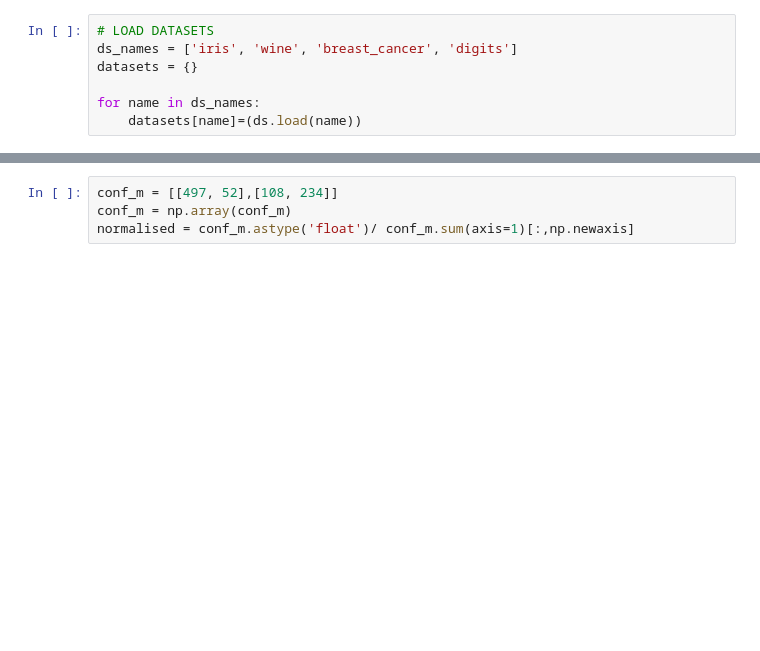
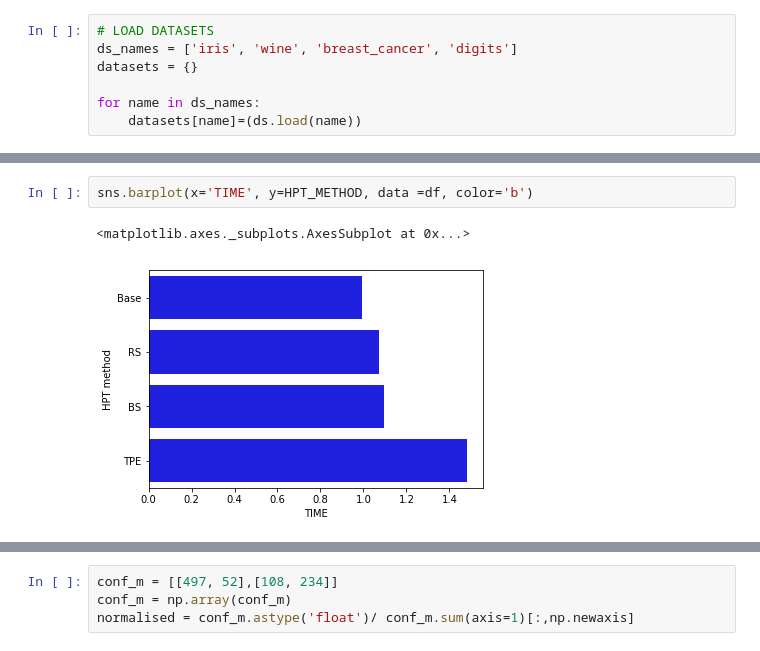
Before and after one commit to tonianelope/Hyper-Parameter-Tuning, a Jupyter notebook: HPT_core/hpt_classification.ipynb, the cells around one changed output, grey strips where cells are left out. Cells and saved outputs as stored; diff of their text form; blank space fills up the shorter version.

```diff
--- a/HPT_core/hpt_classification.ipynb
+++ b/HPT_core/hpt_classification.ipynb
@@ -24,0 +173,5 @@ models_targs = []
+# %%
+sns.barplot(x='TIME', y=HPT_METHOD, data =df, color='b')
+# %% [output]
+<matplotlib.axes._subplots.AxesSubplot at 0x...>
+[figure, added]
```
Also changed, not shown: parts of 35 cells of this notebook, 1 other file.
